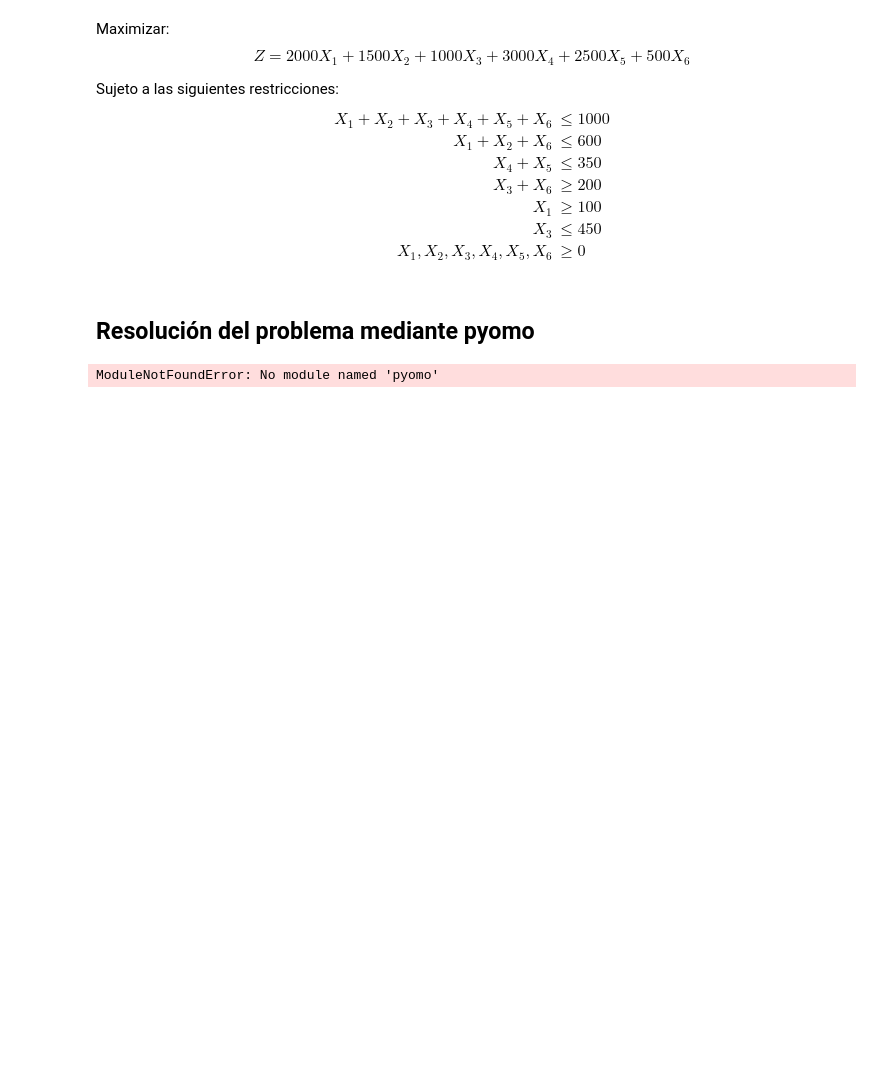
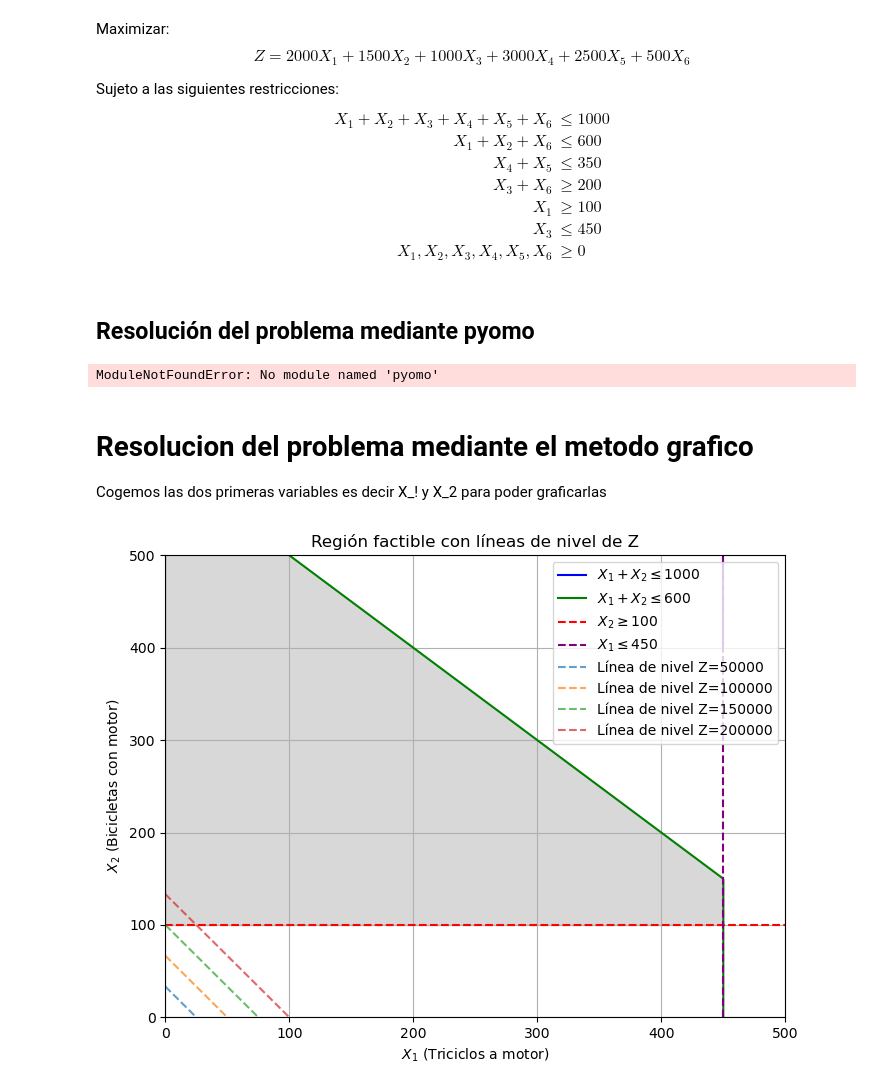
Before and after one commit to seerraa16/Investigacion_operativa, a Jupyter notebook: Problema.ipynb, the cells around one changed output. Saved outputs shown, nothing was run; the diff lists cells and outputs as text; code cells hidden in the pictures; blank space fills up the shorter version.

Commit message:
Resolucion por el metodo grafico pero hay que repasarlo

```diff
--- a/Problema.ipynb
+++ b/Problema.ipynb
@@ -74,3 +74,53 @@ print(f"Bicicletas estándar (x6): {model.x6.value}")
 print(f"Beneficio total: {model.obj()} €")
 # %% [output]
 ModuleNotFoundError: No module named 'pyomo'
+# %% [markdown]
+# Resolucion del problema mediante el metodo grafico
+Cogemos las dos primeras variables es decir X_! y X_2 para poder graficarlas
+# %%
+import numpy as np
+import matplotlib.pyplot as plt
+
+# Crear las restricciones
+x1 = np.linspace(0, 600, 500)
+
+# Restricciones
+r1 = 1000 - x1  # X1 + X2 <= 1000
+r2 = 600 - x1   # X1 + X2 <= 600
+r3 = np.full_like(x1, 100)  # X2 >= 100
+r4 = np.full_like(x1, 450)  # X1 <= 450
+
+# Región factible (mínimo entre restricciones y límites)
+x2 = np.minimum(r1, r2)  # Restricciones conjuntas
+x2 = np.maximum(x2, 100)  # X2 >= 100
+x1 = np.clip(x1, 0, 450)  # X1 <= 450
+
+# Gráfica
+plt.figure(figsize=(8, 6))
+plt.plot(x1, r1, label=r'$X_1 + X_2 \leq 1000$', color='blue')
+plt.plot(x1, r2, label=r'$X_1 + X_2 \leq 600$', color='green')
+plt.axhline(100, color='red', linestyle='--', label=r'$X_2 \geq 100$')
+plt.axvline(450, color='purple', linestyle='--', label=r'$X_1 \leq 450$')
+
+# Rellenar la región factible
+plt.fill_between(x1, np.maximum(0, 100), x2, color='gray', alpha=0.3)
+
+# Líneas de nivel de la función objetivo Z = 2000*X1 + 1500*X2
+Z_values = [50000, 100000, 150000, 200000]  # Valores de Z para las líneas de nivel
+for Z in Z_values:
+    x2_level = (Z - 2000 * x1) / 1500
+    plt.plot(x1, x2_level, label=f'Línea de nivel Z={Z}', linestyle='--', alpha=0.7)
+
+# Configuración del gráfico
+plt.xlabel(r'$X_1$ (Triciclos a motor)')
+plt.ylabel(r'$X_2$ (Bicicletas con motor)')
+plt.title('Región factible con líneas de nivel de Z')
+plt.legend(loc='upper right')
+plt.grid(True)
+plt.xlim(0, 500)
+plt.ylim(0, 500)
+
+# Mostrar la gráfica
+plt.show()
+# %% [output]
+[figure, added]
```
